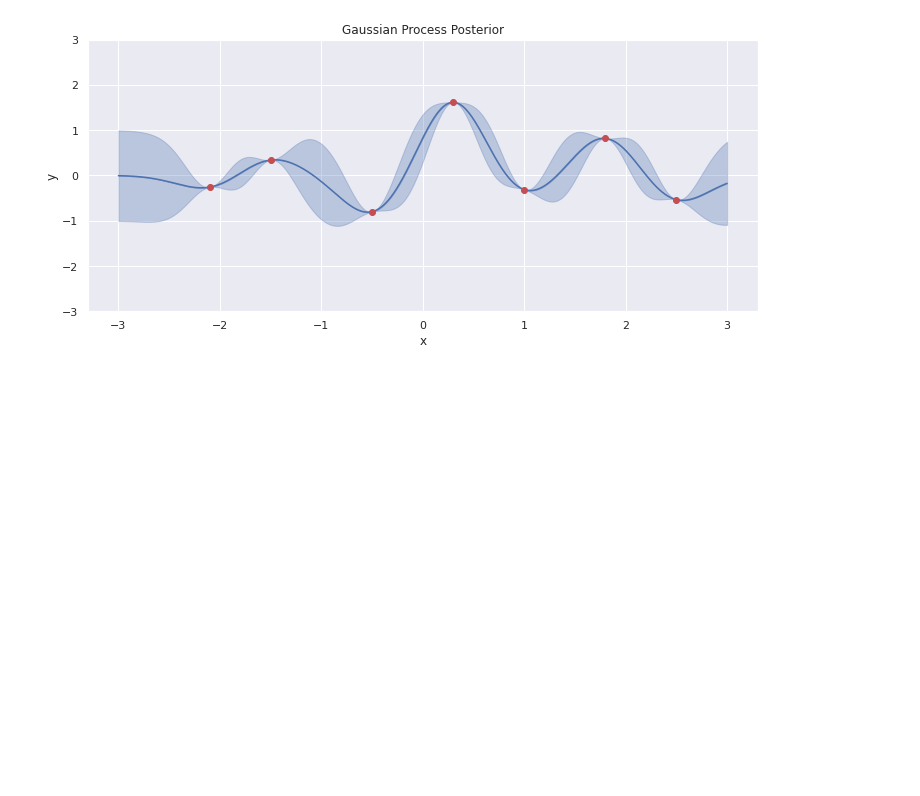
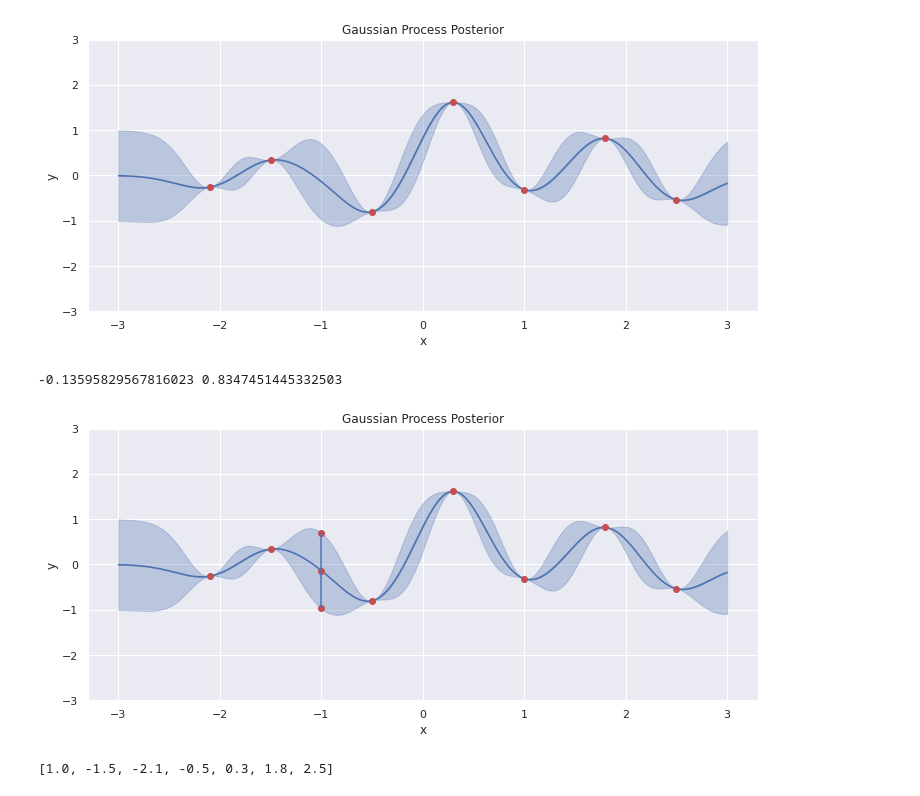
Before and after one commit to lsmattick/BayesOpt, a Jupyter notebook: gaussian_processes_rv.ipynb, the cells around one changed output. Cells and saved outputs as stored; diff of their text form; code cells hidden in the pictures; blank space fills up the shorter version.

```diff
--- a/gaussian_processes_rv.ipynb
+++ b/gaussian_processes_rv.ipynb
@@ -234,3 +233,31 @@ plt.ylabel("y");
 plt.title("Gaussian Process Posterior");
 # %% [output]
 [figure]
+# %%
+mu, sigma = conditional(-1, x, y, theta)
+print(mu, sigma)
+# %% [output]
+-0.13595829567816023 0.8347451445332503
+# %%
+sns.set()
+plt.plot(x_pred, y_means, label="mean");
+stdev_plus = [y_mean + abs(y_sigma) for y_mean, y_sigma in zip(y_means, y_sigmas)]
+stdev_minus = [y_mean - y_sigma for y_mean, y_sigma in zip(y_means, y_sigmas)]
+plt.fill_between(x_pred, y_means, stdev_plus, color="b", alpha=0.3);
+plt.fill_between(x_pred, y_means, stdev_minus, color="b", alpha=0.3);
+plt.plot(x, y, "ro");
+plt.ylim(-3, 3);
+plt.xlabel("x");
+plt.ylabel("y");
+plt.title("Gaussian Process Posterior");
+
+plt.plot(-1, mu, "ro");
+plt.plot(-1, mu + sigma, "ro");
+plt.plot(-1, mu - sigma, "ro");
+plt.vlines(x=-1, ymin=mu-sigma, ymax=mu+sigma);
+# %% [output]
+[figure, added]
+# %%
+x
+# %% [output]
+[1.0, -1.5, -2.1, -0.5, 0.3, 1.8, 2.5]
```
Also changed, not shown: parts of 8 cells of this notebook, 1 other file.
